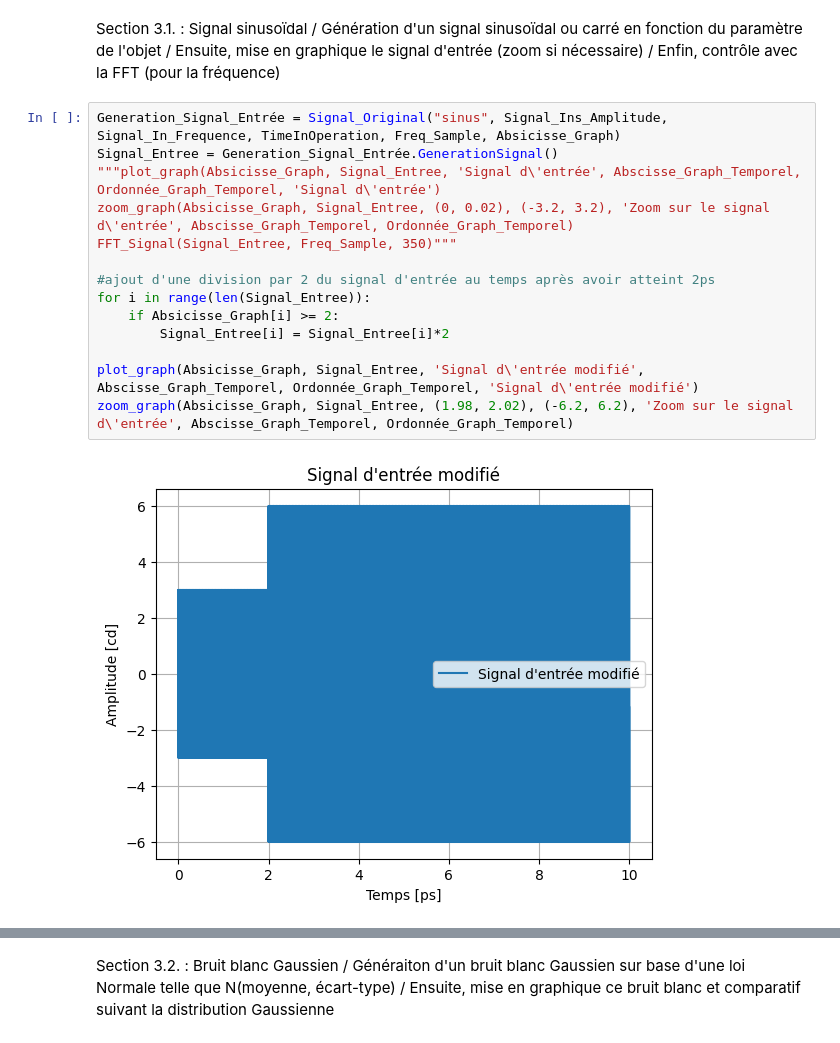
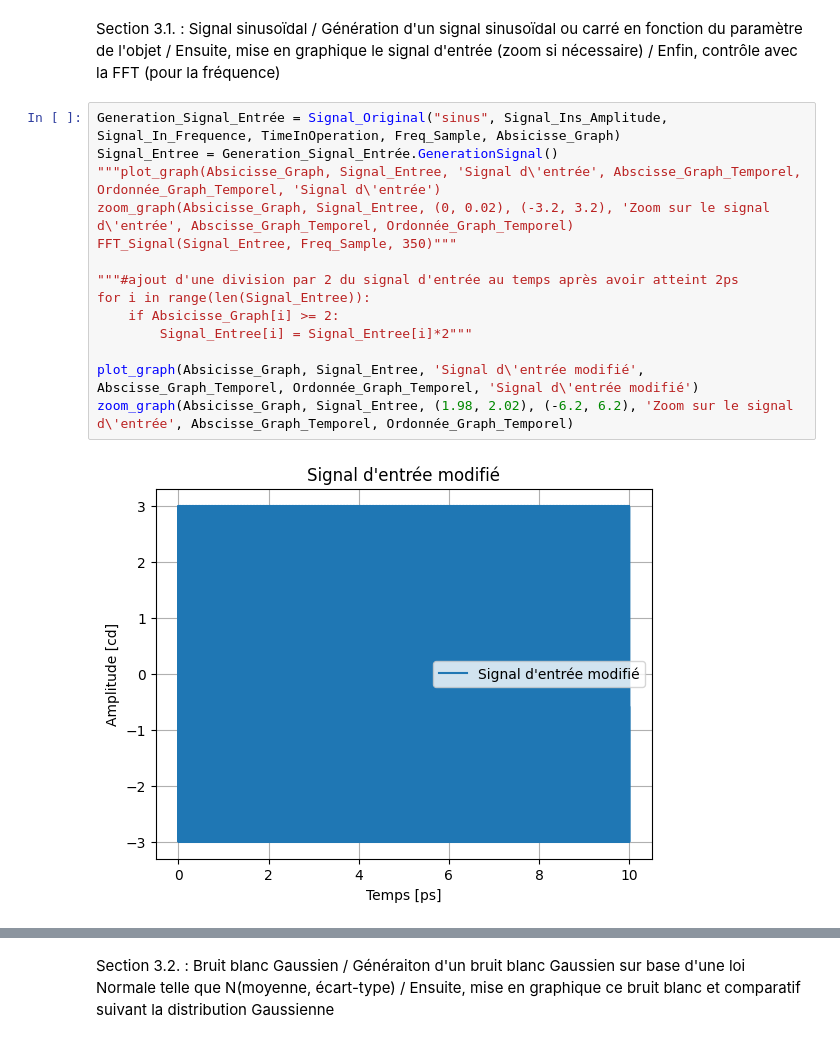
Before and after one commit to Trenzalore91/EI---KF, a Jupyter notebook: Untitled-1.ipynb, the cells around one changed output, grey strips where cells are left out. Drawn from its saved outputs; the diff is of its cells as text.

```diff
--- a/Untitled-1.ipynb
+++ b/Untitled-1.ipynb
@@ -330,16 +328,16 @@ Section 3.1. : Signal sinusoïdal
 # %%
 Generation_Signal_Entrée = Signal_Original("sinus", Signal_Ins_Amplitude, Signal_In_Frequence, TimeInOperation, Freq_Sample, Absicisse_Graph)
 Signal_Entree = Generation_Signal_Entrée.GenerationSignal()
 """plot_graph(Absicisse_Graph, Signal_Entree, 'Signal d\'entrée', Abscisse_Graph_Temporel, Ordonnée_Graph_Temporel, 'Signal d\'entrée')
 zoom_graph(Absicisse_Graph, Signal_Entree, (0, 0.02), (-3.2, 3.2), 'Zoom sur le signal d\'entrée', Abscisse_Graph_Temporel, Ordonnée_Graph_Temporel)
 FFT_Signal(Signal_Entree, Freq_Sample, 350)"""
 
-#ajout d'une division par 2 du signal d'entrée au temps après avoir atteint 2ps
+"""#ajout d'une division par 2 du signal d'entrée au temps après avoir atteint 2ps
 for i in range(len(Signal_Entree)):
     if Absicisse_Graph[i] >= 2:
-        Signal_Entree[i] = Signal_Entree[i]*2
+        Signal_Entree[i] = Signal_Entree[i]*2"""
 
 plot_graph(Absicisse_Graph, Signal_Entree, 'Signal d\'entrée modifié', Abscisse_Graph_Temporel, Ordonnée_Graph_Temporel, 'Signal d\'entrée modifié')
 zoom_graph(Absicisse_Graph, Signal_Entree, (1.98, 2.02), (-6.2, 6.2), 'Zoom sur le signal d\'entrée', Abscisse_Graph_Temporel, Ordonnée_Graph_Temporel)
 # %% [output]
-[figure, old version]
+[figure, new version]
```
Also changed, not shown: parts of 10 cells of this notebook, 2 other files.
